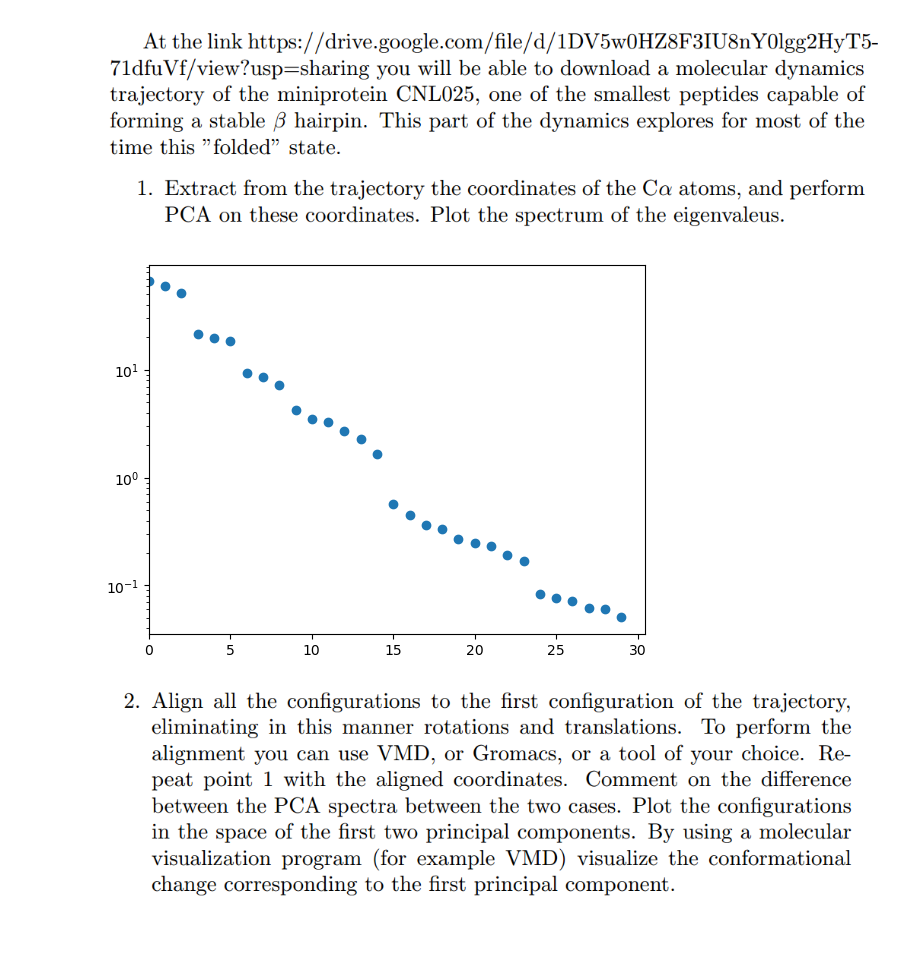
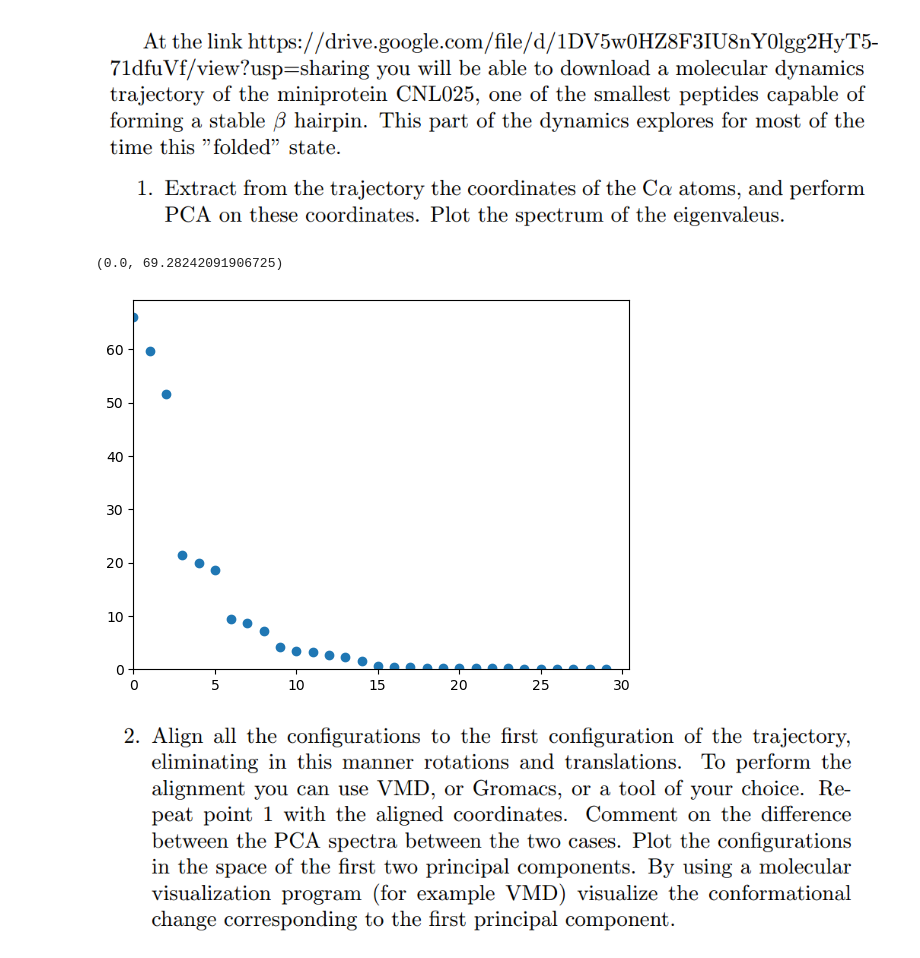
Before and after one commit to giusSacco/StatMech, a Jupyter notebook: UL/Ex1/PCAandMDS.ipynb, the cells around one changed output. Cells and saved outputs as stored; diff of their text form; code cells hidden in the pictures.

```diff
--- a/UL/Ex1/PCAandMDS.ipynb
+++ b/UL/Ex1/PCAandMDS.ipynb
@@ -33,14 +33,15 @@ def CovMatrix(x):
     return C
 # %%
 C = CovMatrix(traj[:,:])
-eigenvalues , eigenvectors = np.linalg.eig(C)
+eigenvalues , eigenvectors = np.linalg.eigh(C)
 # %%
-plt.plot(np.sort(eigenvalues)[::-1], linestyle = ' ', marker = 'o')
+plt.plot(eigenvalues[::-1], linestyle = ' ', marker = 'o')
 plt.xlim((0,None))
 plt.ylim((0,None))
 #plt.yscale('log')
 # %% [output]
+(0.0, 69.28242091906725)
-[figure, old version]
+[figure, new version]
 # %% [markdown]
 ![image.png](attachment:image.png)
 # %%
```
Also changed, not shown: parts of 6 cells of this notebook, 2 other files.
